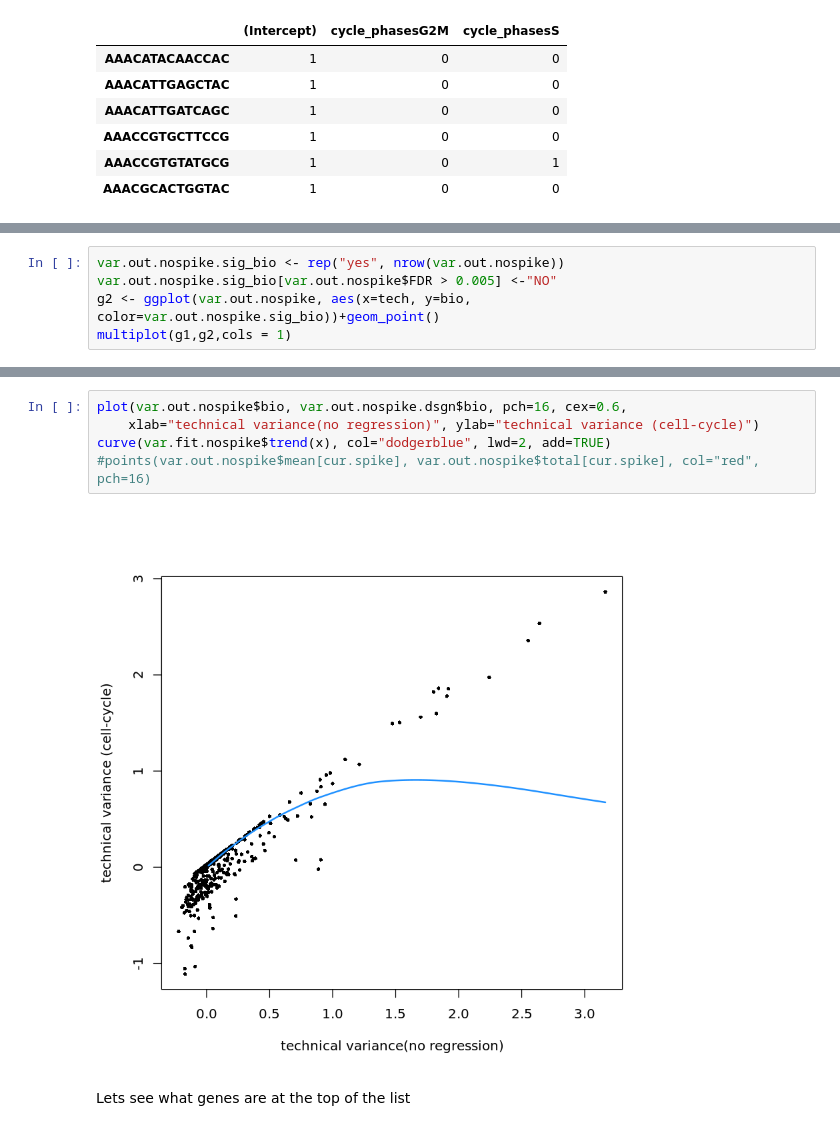
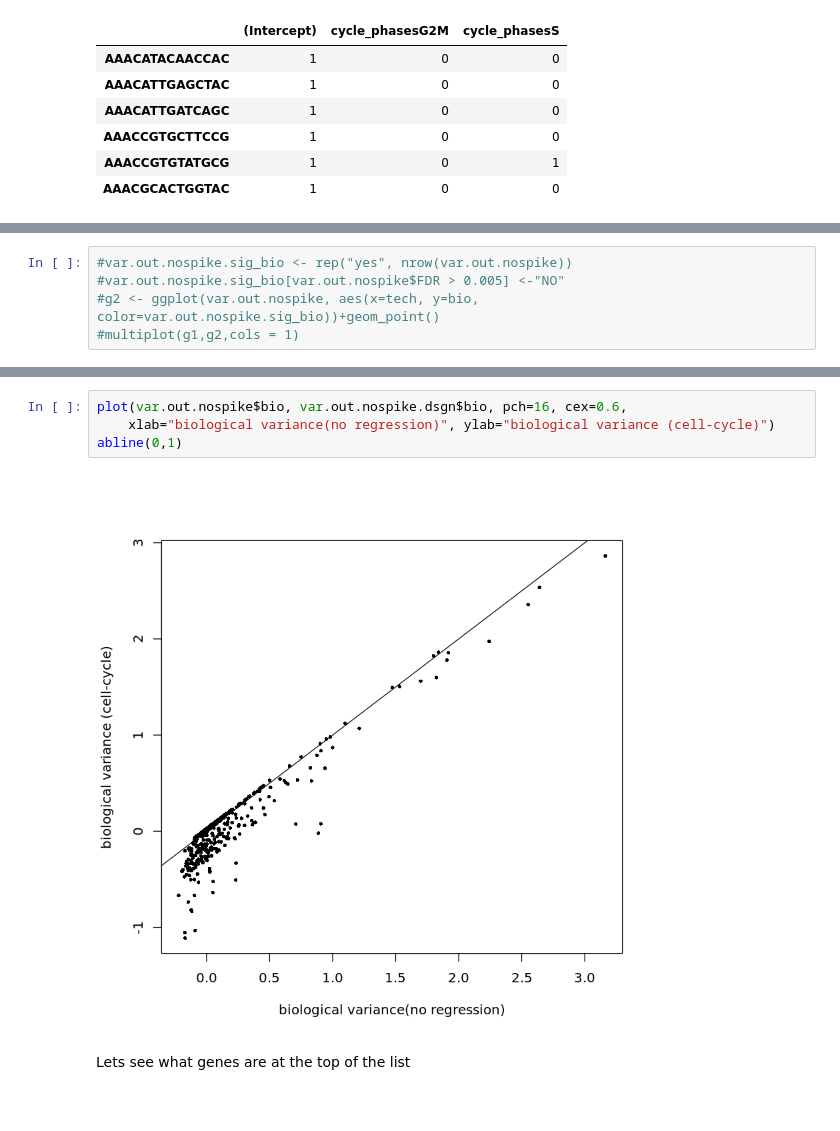
Before and after one commit to compbiocore/single-cell-workshop, a Jupyter notebook: scRNA_workshop_Part_2_clustering.ipynb, the cells around one changed output, grey strips where cells are left out. Drawn from its saved outputs; the diff is of its cells as text.

```diff
--- a/scRNA_workshop_Part_2_clustering.ipynb
+++ b/scRNA_workshop_Part_2_clustering.ipynb
@@ -203,5 +195,5 @@ g1 <-ggplot(var.out.nospike, aes(x=tech, y=bio, color=FDR))+geom_point()
 # %%
-var.out.nospike.sig_bio <- rep("yes", nrow(var.out.nospike))
-var.out.nospike.sig_bio[var.out.nospike$FDR > 0.005] <-"NO"
-g2 <- ggplot(var.out.nospike, aes(x=tech, y=bio, color=var.out.nospike.sig_bio))+geom_point()
-multiplot(g1,g2,cols = 1)
+#var.out.nospike.sig_bio <- rep("yes", nrow(var.out.nospike))
+#var.out.nospike.sig_bio[var.out.nospike$FDR > 0.005] <-"NO"
+#g2 <- ggplot(var.out.nospike, aes(x=tech, y=bio, color=var.out.nospike.sig_bio))+geom_point()
+#multiplot(g1,g2,cols = 1)
@@ -210,10 +200,9 @@ multiplot(g1,g2,cols = 1)
 # %%
 plot(var.out.nospike$bio, var.out.nospike.dsgn$bio, pch=16, cex=0.6,
-    xlab="technical variance(no regression)", ylab="technical variance (cell-cycle)")
-curve(var.fit.nospike$trend(x), col="dodgerblue", lwd=2, add=TRUE)
-#points(var.out.nospike$mean[cur.spike], var.out.nospike$total[cur.spike], col="red", pch=16)
+    xlab="biological variance(no regression)", ylab="biological variance (cell-cycle)")
+abline(0,1)
 # %% [output]
-[figure, old version]
+[figure, new version]
 # %% [markdown]
 Lets see what genes are at the top of the list
 # %%
```
Also changed, not shown: parts of 29 cells of this notebook, 6 other files.
